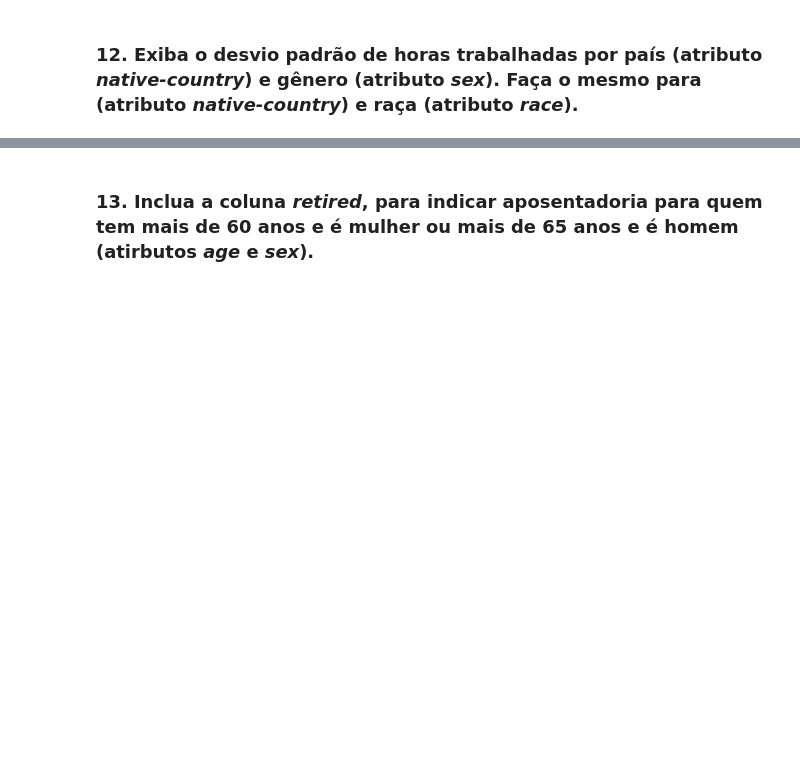
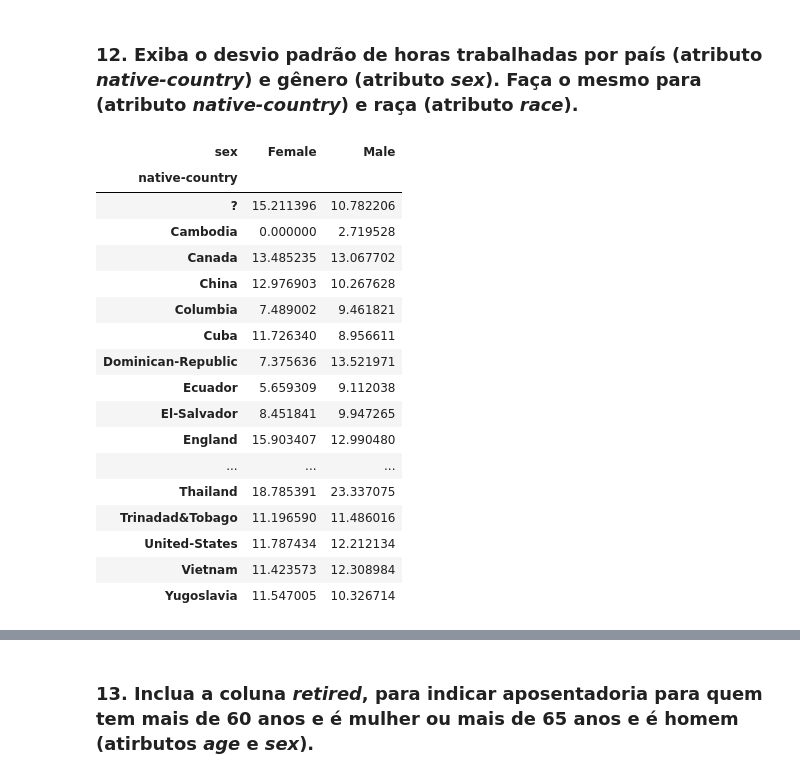
Before and after one commit to michaelfarias/ufc-data-science, a Jupyter notebook: trabalhos/trabalho2/Trabalho Pra&#769;tico - Pandas.ipynb, the cells around one changed output, grey strips where cells are left out. Cells and saved outputs as stored; diff of their text form; code cells hidden in the pictures; blank space fills up the shorter version.

```diff
--- a/trabalhos/trabalho2/Trabalho Pra&#769;tico - Pandas.ipynb
+++ b/trabalhos/trabalho2/Trabalho Pra&#769;tico - Pandas.ipynb
@@ -79,2 +162,23 @@ nan
 # %% [markdown]
 ### 12. Exiba o desvio padrão de horas trabalhadas por país (atributo *native-country*) e gênero (atributo *sex*). Faça o mesmo para (atributo *native-country*) e raça (atributo *race*).
+# %%
+pd.pivot_table(data, values = 'hours-per-week', index = 'native-country', columns='sex', aggfunc='std')
+# %% [output]
+| sex | Female | Male |
+| native-country |  |  |
+| ? | 15.211396 | 10.782206 |
+| Cambodia | 0.000000 | 2.719528 |
+| Canada | 13.485235 | 13.067702 |
+| China | 12.976903 | 10.267628 |
+| Columbia | 7.489002 | 9.461821 |
+| Cuba | 11.726340 | 8.956611 |
+| Dominican-Republic | 7.375636 | 13.521971 |
+| Ecuador | 5.659309 | 9.112038 |
+| El-Salvador | 8.451841 | 9.947265 |
+| England | 15.903407 | 12.990480 |
+| ... | ... | ... |
+| Thailand | 18.785391 | 23.337075 |
+| Trinadad&Tobago | 11.196590 | 11.486016 |
+| United-States | 11.787434 | 12.212134 |
+| Vietnam | 11.423573 | 12.308984 |
+| Yugoslavia | 11.547005 | 10.326714 |
```
Also changed, not shown: parts of 9 cells of this notebook.
